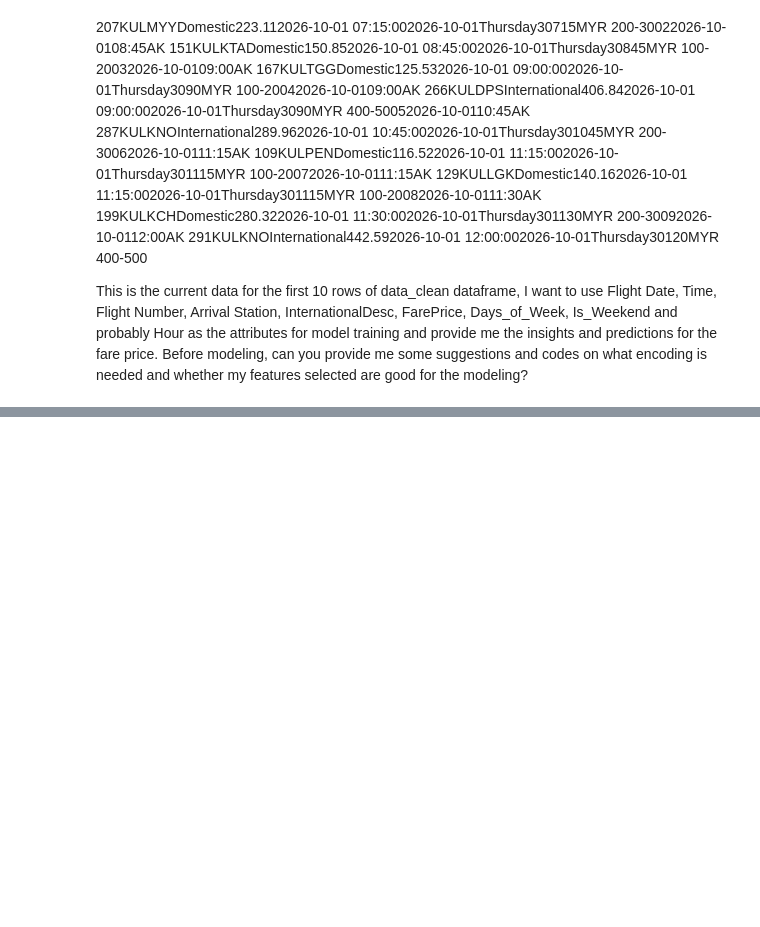
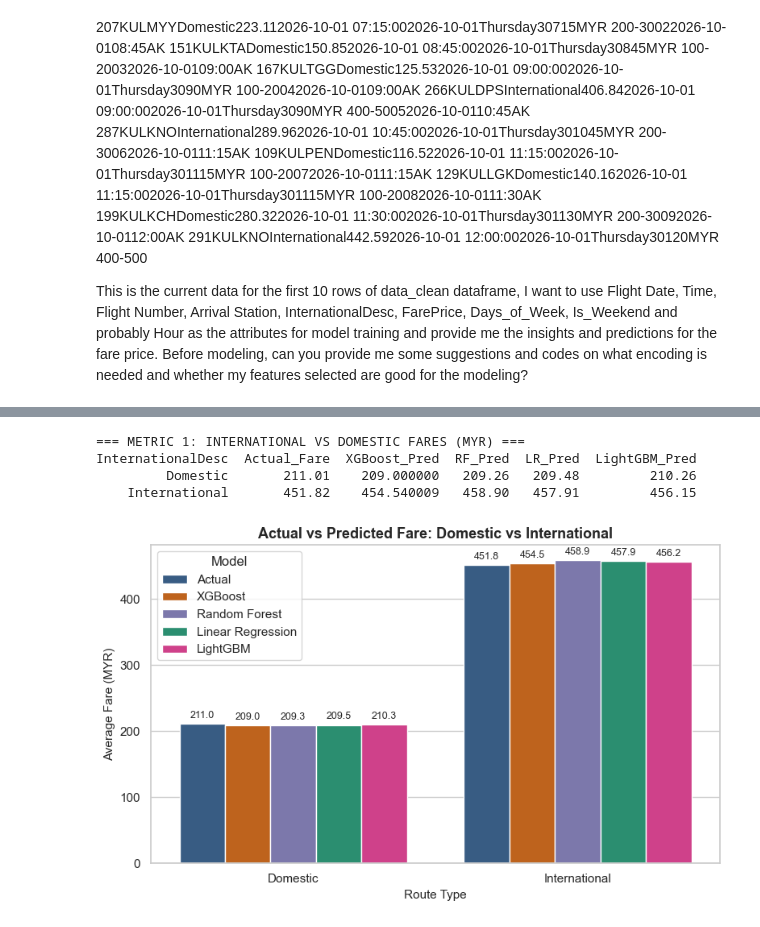
Before and after one commit to RWong09/Data-Science-Side-Project, a Jupyter notebook: Case Study 1/Flight Fare Prediction.ipynb, the cells around one changed output, grey strips where cells are left out. Saved outputs shown, nothing was run; the diff lists cells and outputs as text; code cells hidden in the pictures; blank space fills up the shorter version.

Commit message:
Model training content update

```diff
--- a/Case Study 1/Flight Fare Prediction.ipynb
+++ b/Case Study 1/Flight Fare Prediction.ipynb
@@ -447,0 +473,3 @@ y = df_model['FarePrice']
+# %%
+# Step 2: Train / Test Split (80/20)
+X_train, X_test, y_train, y_test = train_test_split(X, y, test_size=0.2, random_state=42)
@@ -447,0 +590,50 @@ y = df_model['FarePrice']
+# %%
+# Step 1: Extract Test Set Predictions & Metadata
+# Get original metadata for test set indices
+test_indices = X_test.index
+df_eval = df_clean.loc[test_indices].copy()
+
+# Attach actual target values and model predictions
+df_eval['Actual_Fare'] = y_test.values
+df_eval['LR_Pred'] = predictions['Linear Regression (Baseline)']
+df_eval['XGBoost_Pred'] = predictions['XGBoost']
+df_eval['RF_Pred'] = predictions['Random Forest']
+df_eval['LightGBM_Pred'] = predictions['LightGBM']
+
+# Format categorical labels for reporting
+df_eval['Day_Type'] = df_eval['Is_Weekend'].map({0: 'Weekday (Mon-Thu)', 1: 'Weekend (Fri-Sun)'})
+df_eval['Hour_Label'] = df_eval['Hour'].map({8: '8 AM', 12: '12 PM', 20: '8 PM', 0: '12 AM'})
+# %%
+# Set plotting theme
+sns.set_theme(style="whitegrid")
+fig_palette = {'Actual': '#2b5c8f', 'XGBoost': '#d95f02', 'Random Forest': '#7570b3', 'Linear Regression': '#1b9e77', 'LightGBM': '#e7298a'}
+
+# ---------------------------------------------------------
+# Metric 1: International vs Domestic Flight Fare
+# ---------------------------------------------------------
+m1_df = df_eval.groupby('InternationalDesc')[['Actual_Fare', 'XGBoost_Pred', 'RF_Pred', 'LR_Pred', 'LightGBM_Pred']].mean().reset_index()
+m1_melted = m1_df.melt(id_vars='InternationalDesc',
+                       var_name='Model',
+                       value_name='Mean_Fare')
+m1_melted['Model'] = m1_melted['Model'].str.replace('_Pred', '').str.replace('Actual_Fare', 'Actual').str.replace('RF', 'Random Forest').str.replace('LR', 'Linear Regression').str.replace('LightGBM', 'LightGBM')
+
+print("=== METRIC 1: INTERNATIONAL VS DOMESTIC FARES (MYR) ===")
+print(m1_df.round(2).to_string(index=False))
+
+plt.figure(figsize=(8, 5))
+ax1 = sns.barplot(data=m1_melted, x='InternationalDesc', y='Mean_Fare', hue='Model', palette=fig_palette)
+plt.title('Actual vs Predicted Fare: Domestic vs International', fontsize=13, fontweight='bold')
+plt.xlabel('Route Type', fontsize=11)
+plt.ylabel('Average Fare (MYR)', fontsize=11)
+for p in ax1.patches:
+    if p.get_height() > 0:
+        ax1.annotate(f"{p.get_height():.1f}", (p.get_x() + p.get_width() / 2., p.get_height()),
+                     ha='center', va='bottom', fontsize=9, xytext=(0, 3), textcoords='offset points')
+plt.tight_layout()
+plt.show()
+# %% [output]
+=== METRIC 1: INTERNATIONAL VS DOMESTIC FARES (MYR) ===
+InternationalDesc  Actual_Fare  XGBoost_Pred  RF_Pred  LR_Pred  LightGBM_Pred
+         Domestic       211.01    209.000000   209.26   209.48         210.26
+    International       451.82    454.540009   458.90   457.91         456.15
+[figure, added]
```
Also changed, not shown: parts of 17 cells of this notebook.
